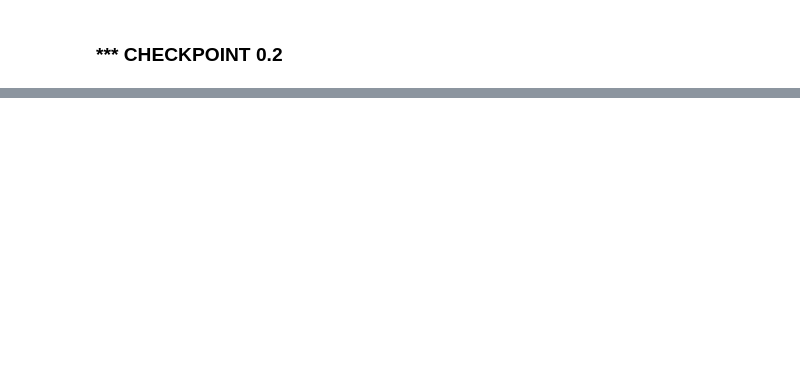
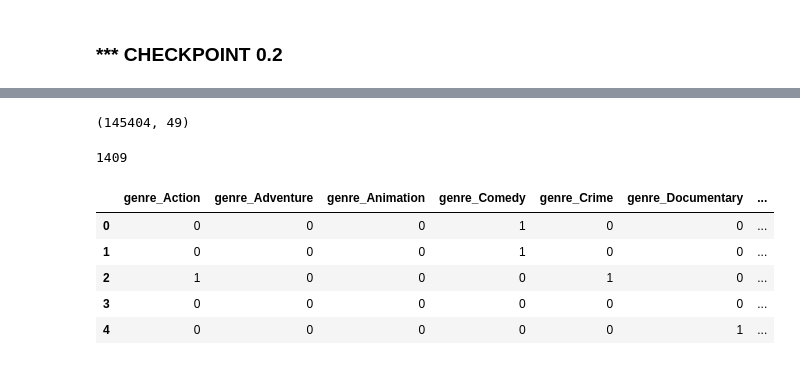
Before and after one commit to drizzello/DataMining2, a Jupyter notebook: EDA.ipynb, the cells around one changed output, grey strips where cells are left out. Saved outputs shown, nothing was run; the diff lists cells and outputs as text; code cells hidden in the pictures; blank space fills up the shorter version.

```diff
--- a/EDA.ipynb
+++ b/EDA.ipynb
@@ -1040,0 +744,10 @@ df = load_latest_backup()
+# %%
+mlb = MultiLabelBinarizer()
+continent_encoded = mlb.fit_transform(df['continent'])
+
+continent_df = pd.DataFrame(continent_encoded, columns=[f"continent_{c}" for c in mlb.classes_])
+
+df = pd.concat([df.reset_index(drop=True), continent_df], axis=1)
+
+
+df.filter(like="continent_").head()
@@ -1040,0 +761,46 @@ df = load_latest_backup()
+# %%
+df.shape
+# %% [output]
+(145404, 49)
+# %%
+df['genres'].nunique()
+# %% [output]
+1409
+# %%
+
+df['genres'] = df['genres'].apply(ast.literal_eval)
+
+
+genre_counter = Counter()
+for genre_list in df['genres']:
+    genre_counter.update(genre_list)
+
+
+top_10_genres = [genre for genre, _ in genre_counter.most_common(10)]
+
+
+def filter_top_genres(genre_list):
+    return [genre for genre in genre_list if genre in top_10_genres]
+
+
+df['filtered_genres'] = df['genres'].apply(filter_top_genres)
+
+
+mlb_genres = MultiLabelBinarizer()
+genre_encoded = mlb_genres.fit_transform(df['filtered_genres'])
+
+
+genre_df = pd.DataFrame(genre_encoded, columns=[f"genre_{g}" for g in mlb_genres.classes_])
+
+
+df = pd.concat([df.reset_index(drop=True), genre_df], axis=1)
+
+
+df.filter(like="genre_").head()
+# %% [output]
+|  | genre_Action | genre_Adventure | genre_Animation | genre_Comedy | genre_Crime | genre_Documentary | ... |
+| 0 | 0 | 0 | 0 | 1 | 0 | 0 | ... |
+| 1 | 0 | 0 | 0 | 1 | 0 | 0 | ... |
+| 2 | 1 | 0 | 0 | 0 | 1 | 0 | ... |
+| 3 | 0 | 0 | 0 | 0 | 0 | 0 | ... |
+| 4 | 0 | 0 | 0 | 0 | 0 | 1 | ... |
```
Also changed, not shown: parts of 121 cells of this notebook.
